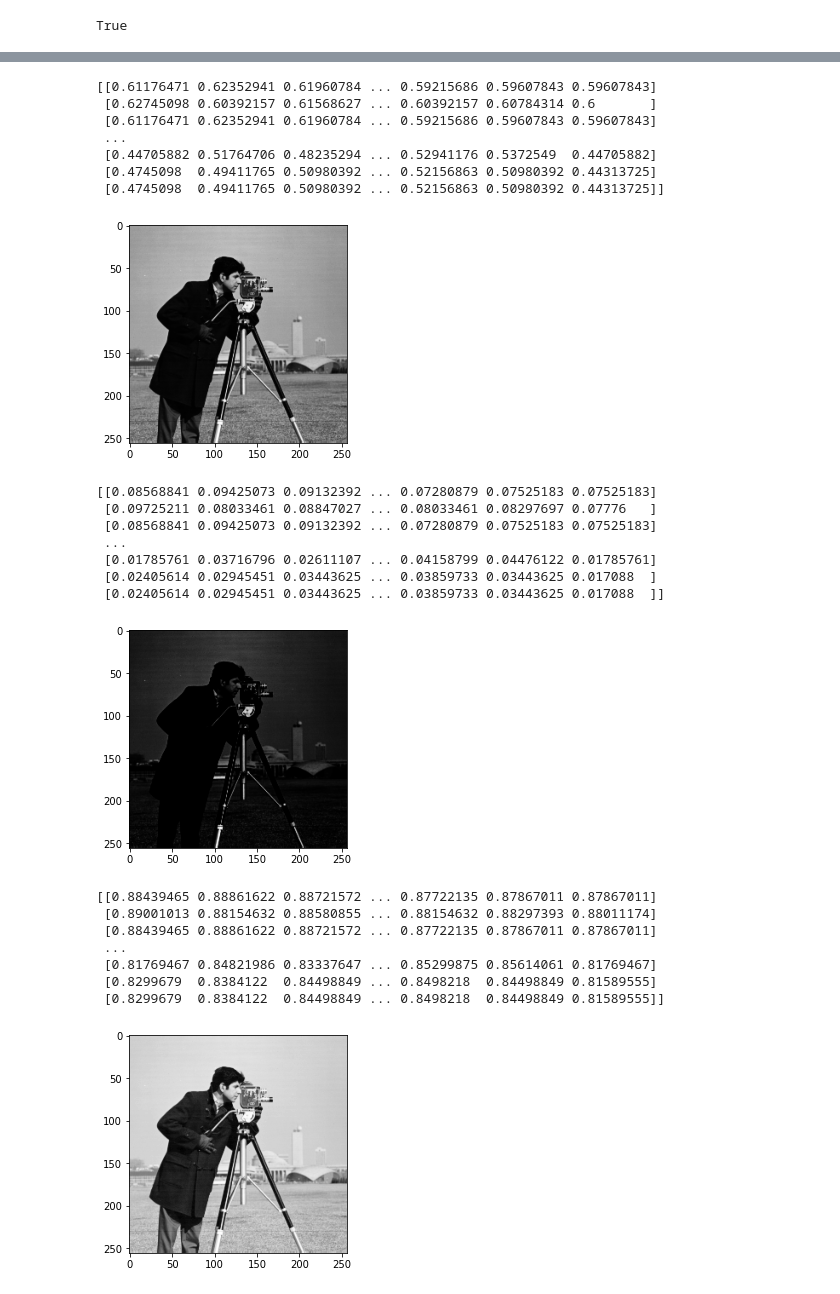
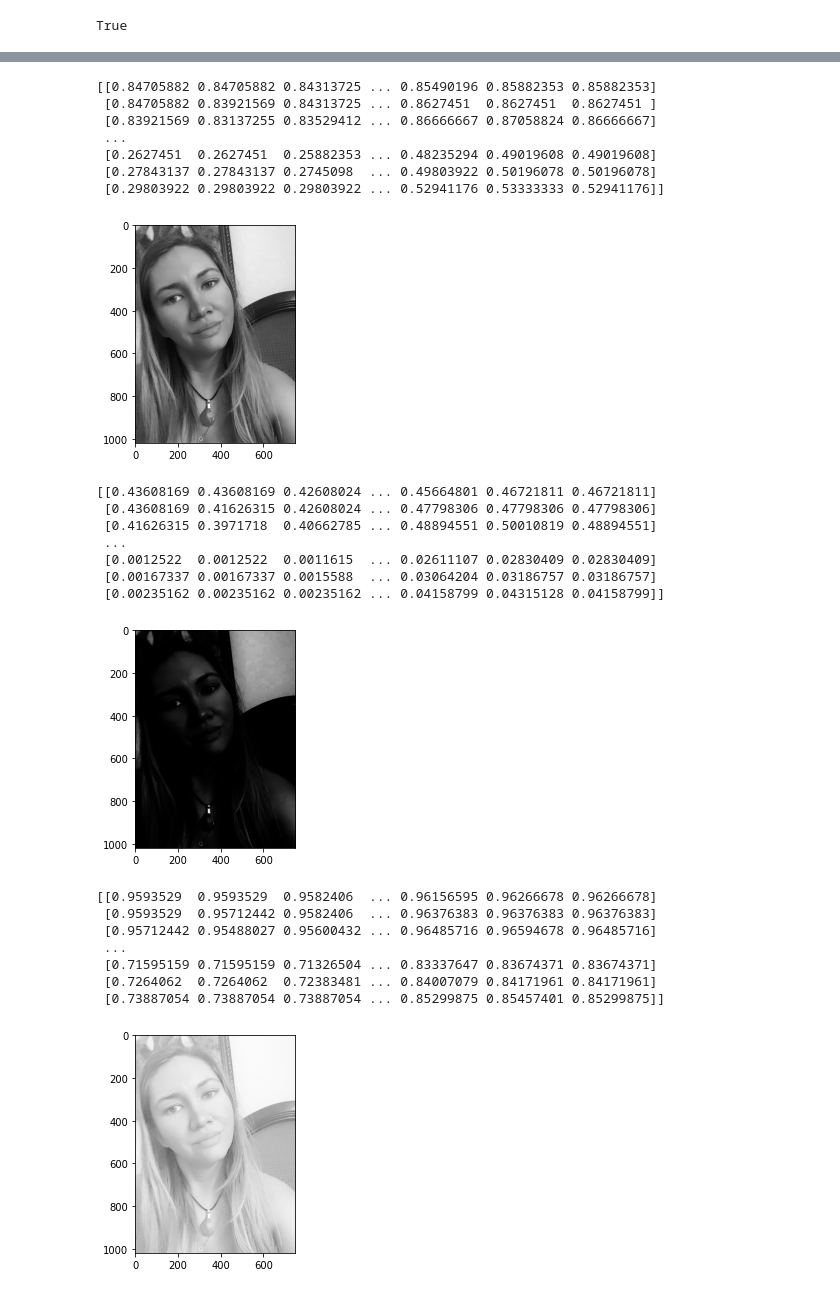
Before and after one commit to educarrascov/MIA_ArtificialVision, a Jupyter notebook: MIA_ArtificialVision_(Clase_2).ipynb, the cells around one changed output, grey strips where cells are left out. Saved outputs shown, nothing was run; the diff lists cells and outputs as text; code cells hidden in the pictures.

```diff
--- a/MIA_ArtificialVision_(Clase_2).ipynb
+++ b/MIA_ArtificialVision_(Clase_2).ipynb
@@ -249,51 +257,51 @@ import numpy as np
 # %%
 #*******************
 # programa principal
 #*******************
 
 #lectura imagen
-img = cv2.imread('cameraman.png')
+img = cv2.imread('img/fotocy.jpg')
 gris = img[:,:,0]
 norm = gris / 255
 
 output = norm**5
 output2 = norm**(1/4)
 
 print(norm)
 plt.imshow(norm, cmap='gray')
 plt.show()
 
 print(output)
 plt.imshow(output, cmap='gray')
 plt.show()
 
 print(output2)
 plt.imshow(output2, cmap='gray')
 plt.show()
 # %% [output]
-[[0.61176471 0.62352941 0.61960784 ... 0.59215686 0.59607843 0.59607843]
- [0.62745098 0.60392157 0.61568627 ... 0.60392157 0.60784314 0.6       ]
- [0.61176471 0.62352941 0.61960784 ... 0.59215686 0.59607843 0.59607843]
+[[0.84705882 0.84705882 0.84313725 ... 0.85490196 0.85882353 0.85882353]
+ [0.84705882 0.83921569 0.84313725 ... 0.8627451  0.8627451  0.8627451 ]
+ [0.83921569 0.83137255 0.83529412 ... 0.86666667 0.87058824 0.86666667]
  ...
- [0.44705882 0.51764706 0.48235294 ... 0.52941176 0.5372549  0.44705882]
- [0.4745098  0.49411765 0.50980392 ... 0.52156863 0.50980392 0.44313725]
- [0.4745098  0.49411765 0.50980392 ... 0.52156863 0.50980392 0.44313725]]
+ [0.2627451  0.2627451  0.25882353 ... 0.48235294 0.49019608 0.49019608]
+ [0.27843137 0.27843137 0.2745098  ... 0.49803922 0.50196078 0.50196078]
+ [0.29803922 0.29803922 0.29803922 ... 0.52941176 0.53333333 0.52941176]]
-[figure, old version]
+[figure, new version]
-[[0.08568841 0.09425073 0.09132392 ... 0.07280879 0.07525183 0.07525183]
- [0.09725211 0.08033461 0.08847027 ... 0.08033461 0.08297697 0.07776   ]
- [0.08568841 0.09425073 0.09132392 ... 0.07280879 0.07525183 0.07525183]
+[[0.43608169 0.43608169 0.42608024 ... 0.45664801 0.46721811 0.46721811]
+ [0.43608169 0.41626315 0.42608024 ... 0.47798306 0.47798306 0.47798306]
+ [0.41626315 0.3971718  0.40662785 ... 0.48894551 0.50010819 0.48894551]
  ...
- [0.01785761 0.03716796 0.02611107 ... 0.04158799 0.04476122 0.01785761]
- [0.02405614 0.02945451 0.03443625 ... 0.03859733 0.03443625 0.017088  ]
- [0.02405614 0.02945451 0.03443625 ... 0.03859733 0.03443625 0.017088  ]]
+ [0.0012522  0.0012522  0.0011615  ... 0.02611107 0.02830409 0.02830409]
+ [0.00167337 0.00167337 0.0015588  ... 0.03064204 0.03186757 0.03186757]
+ [0.00235162 0.00235162 0.00235162 ... 0.04158799 0.04315128 0.04158799]]
-[figure, old version]
+[figure, new version]
-[[0.88439465 0.88861622 0.88721572 ... 0.87722135 0.87867011 0.87867011]
- [0.89001013 0.88154632 0.88580855 ... 0.88154632 0.88297393 0.88011174]
- [0.88439465 0.88861622 0.88721572 ... 0.87722135 0.87867011 0.87867011]
+[[0.9593529  0.9593529  0.9582406  ... 0.96156595 0.96266678 0.96266678]
+ [0.9593529  0.95712442 0.9582406  ... 0.96376383 0.96376383 0.96376383]
+ [0.95712442 0.95488027 0.95600432 ... 0.96485716 0.96594678 0.96485716]
  ...
- [0.81769467 0.84821986 0.83337647 ... 0.85299875 0.85614061 0.81769467]
- [0.8299679  0.8384122  0.84498849 ... 0.8498218  0.84498849 0.81589555]
- [0.8299679  0.8384122  0.84498849 ... 0.8498218  0.84498849 0.81589555]]
+ [0.71595159 0.71595159 0.71326504 ... 0.83337647 0.83674371 0.83674371]
+ [0.7264062  0.7264062  0.72383481 ... 0.84007079 0.84171961 0.84171961]
+ [0.73887054 0.73887054 0.73887054 ... 0.85299875 0.85457401 0.85299875]]
-[figure, old version]
+[figure, new version]
 # %%
 #lectura de la imagen
```
Also changed, not shown: parts of 30 cells of this notebook, 36 other files.
